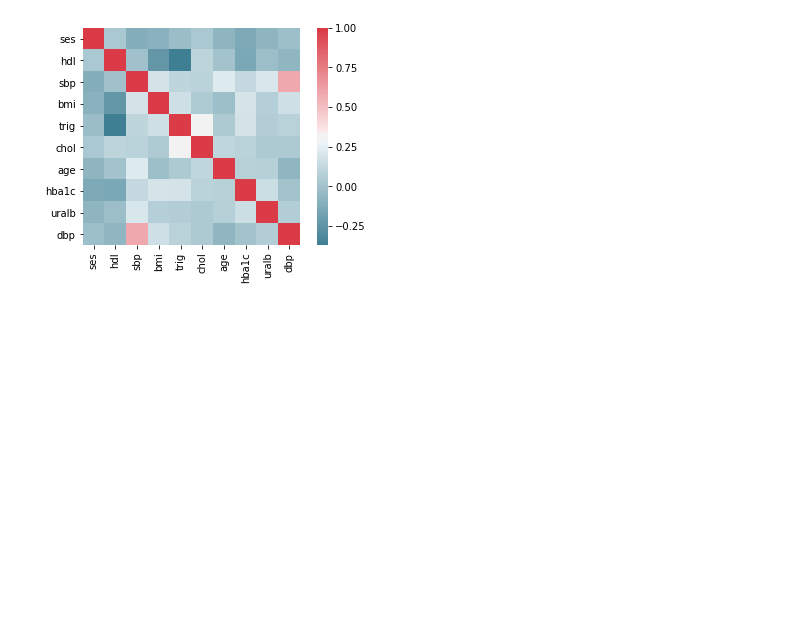
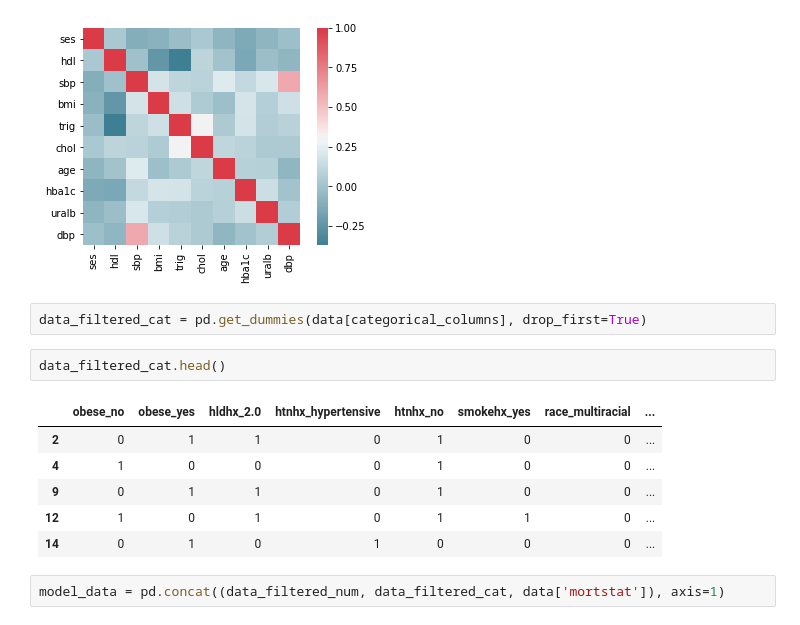
Before and after one commit to jibinmathew69/Nhanes, a Jupyter notebook: Nhanes3.ipynb, the cells around one changed output. Cells and saved outputs as stored; diff of their text form; blank space fills up the shorter version.

```diff
--- a/Nhanes3.ipynb
+++ b/Nhanes3.ipynb
@@ -533,3 +533,16 @@ sns.heatmap(data[numerical_columns].corr(), cmap=sns.diverging_palette(220, 10,
 # %% [output]
 <matplotlib.axes._subplots.AxesSubplot at 0x...>
 [figure]
+# %%
+data_filtered_cat = pd.get_dummies(data[categorical_columns], drop_first=True)
+# %%
+data_filtered_cat.head()
+# %% [output]
+|  | obese_no | obese_yes | hldhx_2.0 | htnhx_hypertensive | htnhx_no | smokehx_yes | race_multiracial | ... |
+| 2 | 0 | 1 | 1 | 0 | 1 | 0 | 0 | ... |
+| 4 | 1 | 0 | 0 | 0 | 1 | 0 | 0 | ... |
+| 9 | 0 | 1 | 1 | 0 | 1 | 0 | 0 | ... |
+| 12 | 1 | 0 | 1 | 0 | 1 | 1 | 0 | ... |
+| 14 | 0 | 1 | 0 | 1 | 0 | 0 | 0 | ... |
+# %%
+model_data = pd.concat((data_filtered_num, data_filtered_cat, data['mortstat']), axis=1)
```
Also changed, not shown: parts of 2 cells of this notebook.
